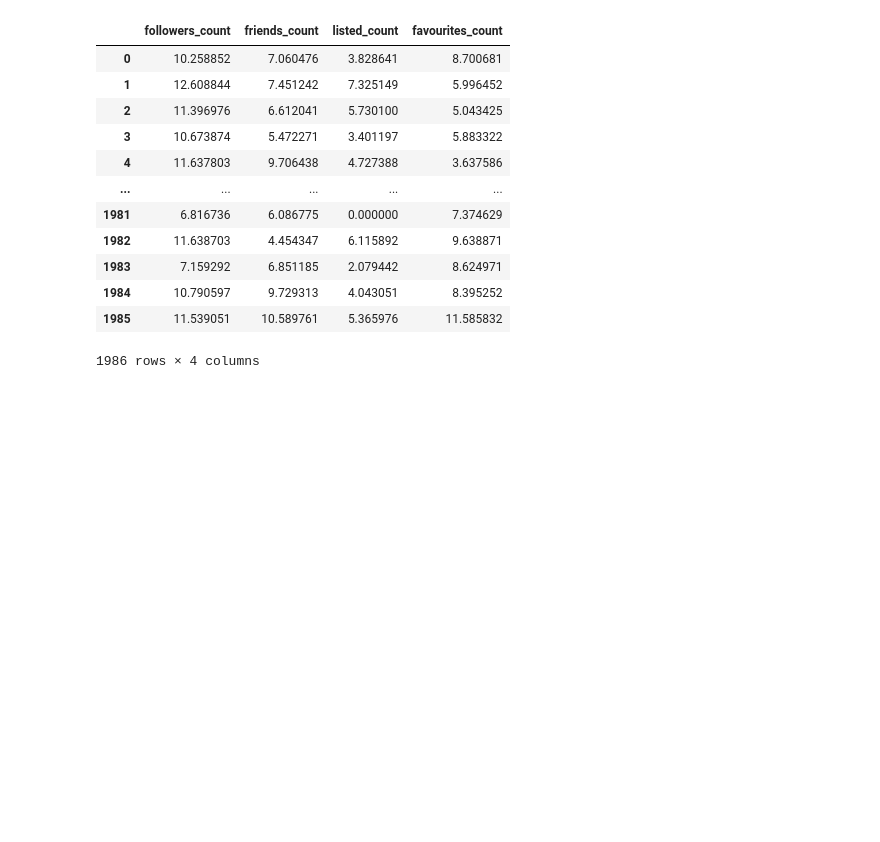
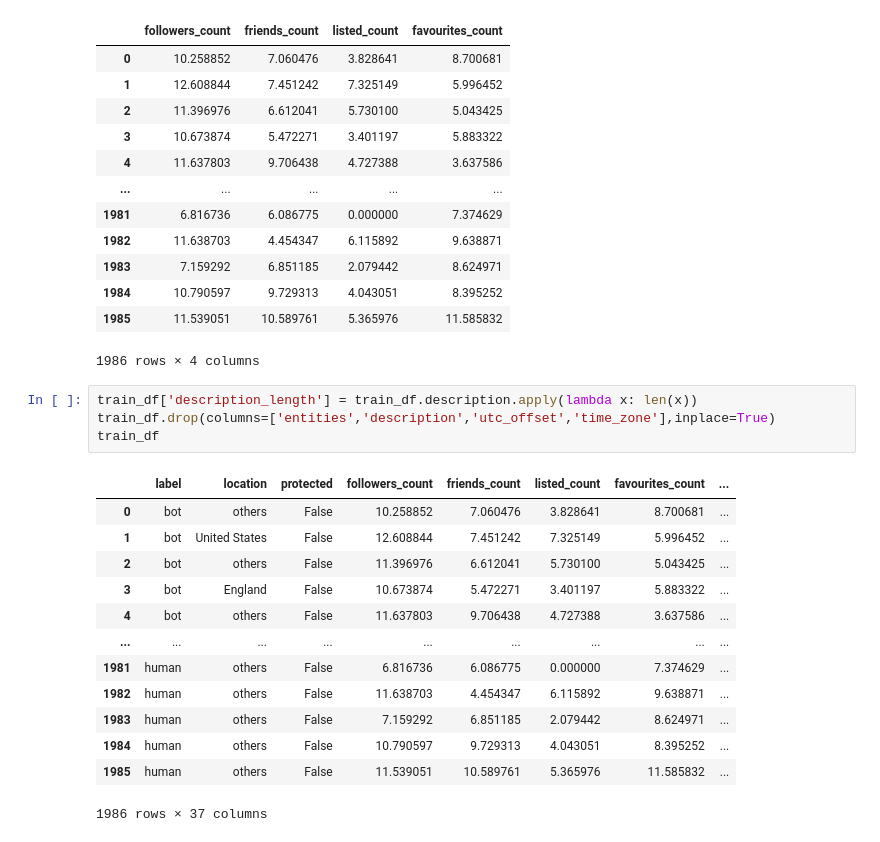
Before and after one commit to hhnqqq/ustc_data_science_group, a Jupyter notebook: comp1.ipynb, the cells around one changed output. Cells and saved outputs as stored; diff of their text form; blank space fills up the shorter version.

```diff
--- a/comp1.ipynb
+++ b/comp1.ipynb
@@ -367,3 +367,21 @@ train_df.iloc[:,5:9]
 | 1984 | 10.790597 | 9.729313 | 4.043051 | 8.395252 |
 | 1985 | 11.539051 | 10.589761 | 5.365976 | 11.585832 |
 1986 rows × 4 columns
+# %%
+train_df['description_length'] = train_df.description.apply(lambda x: len(x))
+train_df.drop(columns=['entities','description','utc_offset','time_zone'],inplace=True)
+train_df
+# %% [output]
+|  | label | location | protected | followers_count | friends_count | listed_count | favourites_count | ... |
+| 0 | bot | others | False | 10.258852 | 7.060476 | 3.828641 | 8.700681 | ... |
+| 1 | bot | United States | False | 12.608844 | 7.451242 | 7.325149 | 5.996452 | ... |
+| 2 | bot | others | False | 11.396976 | 6.612041 | 5.730100 | 5.043425 | ... |
+| 3 | bot | England | False | 10.673874 | 5.472271 | 3.401197 | 5.883322 | ... |
+| 4 | bot | others | False | 11.637803 | 9.706438 | 4.727388 | 3.637586 | ... |
+| ... | ... | ... | ... | ... | ... | ... | ... | ... |
+| 1981 | human | others | False | 6.816736 | 6.086775 | 0.000000 | 7.374629 | ... |
+| 1982 | human | others | False | 11.638703 | 4.454347 | 6.115892 | 9.638871 | ... |
+| 1983 | human | others | False | 7.159292 | 6.851185 | 2.079442 | 8.624971 | ... |
+| 1984 | human | others | False | 10.790597 | 9.729313 | 4.043051 | 8.395252 | ... |
+| 1985 | human | others | False | 11.539051 | 10.589761 | 5.365976 | 11.585832 | ... |
+1986 rows × 37 columns
```
Also changed, not shown: parts of 4 cells of this notebook.
